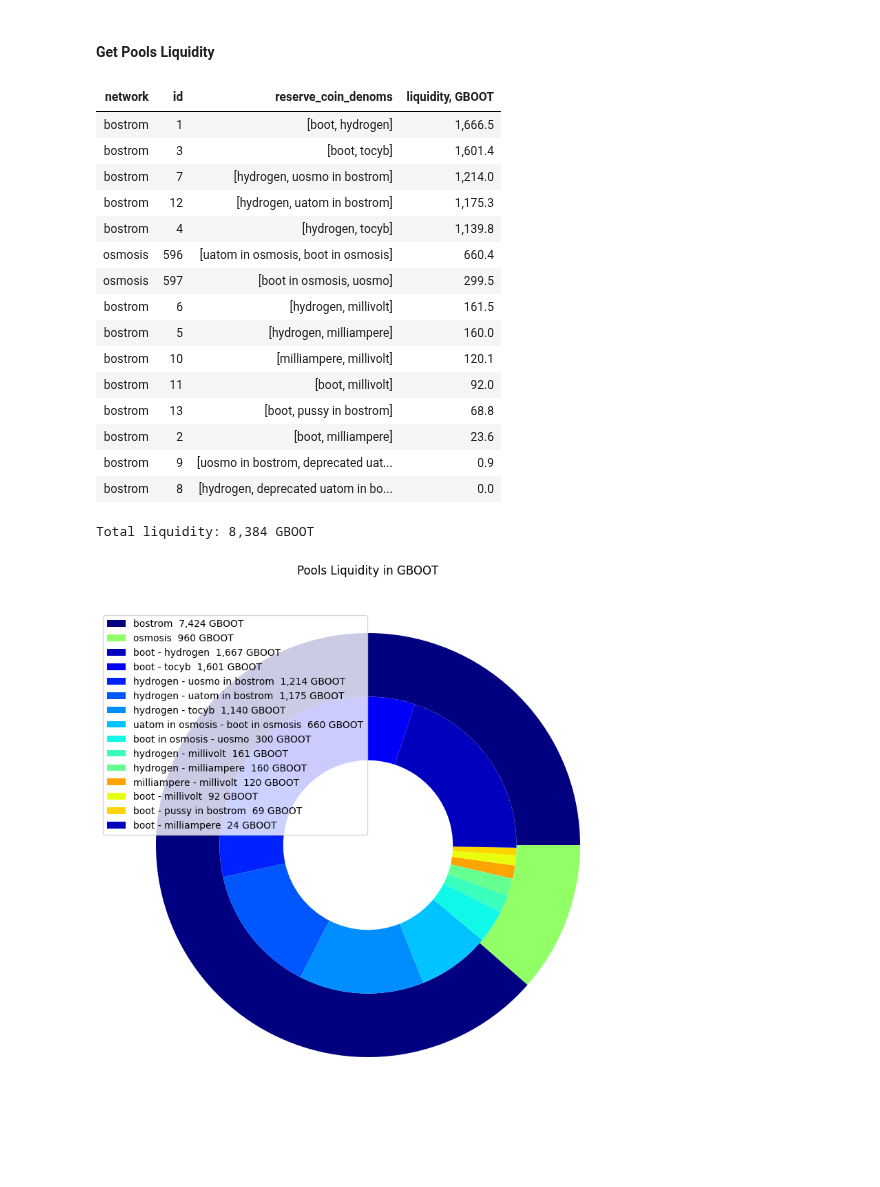
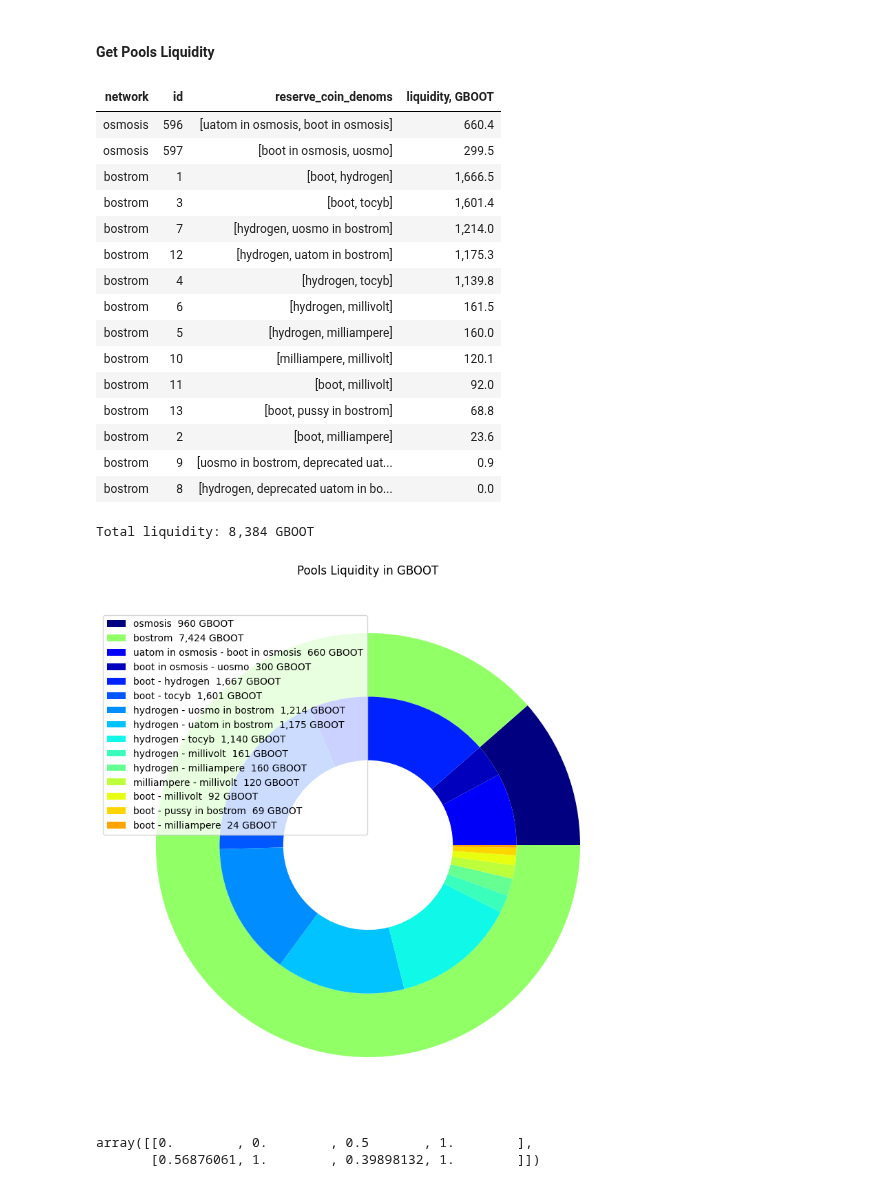
Before and after one commit to Snedashkovsky/cyber-arbitrage, a Jupyter notebook: pools_liquidity_in_gboot.ipynb, the cells around one changed output. Saved outputs shown, nothing was run; the diff lists cells and outputs as text; code cells hidden in the pictures; blank space fills up the shorter version.

Commit message:
- update chart in pools liquidity

```diff
--- a/pools_liquidity_in_gboot.ipynb
+++ b/pools_liquidity_in_gboot.ipynb
@@ -90,69 +90,85 @@ def get_pool_liquidity(balances: list, target_denom: str = 'boot', main_liquidit
     if not balances:
         return 0
     denoms = [item['denom'] for item in balances]
-    balances_dict = {item['denom']:int(item['amount']) for item in balances}
+    balances_dict = {item['denom']: int(item['amount']) for item in balances}
     if target_denom in denoms:
         return balances_dict[target_denom] * 2
     elif not isnan(price_enriched_df.loc[target_denom, denoms[0]]):
         return balances_dict[denoms[0]] * price_enriched_df.loc[target_denom, denoms[0]] * 2
     elif not isnan(price_enriched_df.loc[target_denom, denoms[1]]):
         return balances_dict[denoms[1]] * price_enriched_df.loc[target_denom, denoms[1]] * 2
-    elif not isnan(price_enriched_df.loc[target_denom, main_liquidity_denom]) and not isnan(price_df.loc[main_liquidity_denom, denoms[0]]):
-        return balances_dict[denoms[0]] * price_enriched_df.loc[target_denom, main_liquidity_denom] * price_enriched_df.loc[main_liquidity_denom, denoms[0]] * 2
+    elif not isnan(price_enriched_df.loc[target_denom, main_liquidity_denom]) and not isnan(
+            price_df.loc[main_liquidity_denom, denoms[0]]):
+        return balances_dict[denoms[0]] * price_enriched_df.loc[target_denom, main_liquidity_denom] * \
+               price_enriched_df.loc[main_liquidity_denom, denoms[0]] * 2
     elif not isnan(price_enriched_df.loc[target_denom, main_liquidity_denom]) and not isnan(price_df.loc[main_liquidity_denom, denoms[1]]):
-        return balances_dict[denoms[1]] * price_enriched_df.loc[target_denom, main_liquidity_denom] * price_enriched_df.loc[main_liquidity_denom, denoms[1]] * 2
+        return balances_dict[denoms[1]] * price_enriched_df.loc[target_denom, main_liquidity_denom] * \
+               price_enriched_df.loc[main_liquidity_denom, denoms[1]] * 2
     return 0
 
-pools_df['liquidity, GBOOT'] = pools_df['balances'].map(get_pool_liquidity)/1e9
-display(HTML(pools_df[(pools_df.network != 'osmosis') | (pools_df.id != 1)][['network', 'id', 'reserve_coin_denoms', 'liquidity, GBOOT']]
-             .sort_values(['liquidity, GBOOT'], ascending=False)
-             .to_html(index=False, notebook=True, show_dimensions=False, float_format='{0:7,.1f}'.format)
-             .replace('text-align: left;', 'text-align: right')
-             .replace('<tr>', '<tr align="right">')))
 
-print(f"Total liquidity: {round(sum(pools_df[(pools_df.network != 'osmosis') | (pools_df.id != 1)]['liquidity, GBOOT'])):>,} GBOOT")
+pools_df['liquidity, GBOOT'] = pools_df['balances'].map(get_pool_liquidity) / 1e9
+display(HTML(
+    pools_df[(pools_df.network != 'osmosis') | (pools_df.id != 1)][
+        ['network', 'id', 'reserve_coin_denoms', 'liquidity, GBOOT']]
+    .sort_values(['network', 'liquidity, GBOOT'], ascending=False)
+    .to_html(index=False, notebook=True, show_dimensions=False, float_format='{0:7,.1f}'.format)
+    .replace('text-align: left;', 'text-align: right')
+    .replace('<tr>', '<tr align="right">')))
 
-fig, ax = plt.subplots(figsize=(10,10))
+print(
+    f"Total liquidity: {round(sum(pools_df[(pools_df.network != 'osmosis') | (pools_df.id != 1)]['liquidity, GBOOT'])):>,} GBOOT")
+
+fig, ax = plt.subplots(figsize=(10, 10))
 size = 0.3
 cm = plt.get_cmap("jet", 20)
-cout = cm(np.arange(2)*10)
+cout = cm(np.arange(2) * 10)
 
 pools_df['denoms'] = pools_df.reserve_coin_denoms.map(lambda x: f'{x[0]} - {x[1]}')
-outer = pools_df[pools_df.denoms != 'uatom in osmosis - uosmo'].sort_values('liquidity, GBOOT').groupby('network')['liquidity, GBOOT'].sum().sort_values(ascending=False)
-inner = pools_df[(pools_df.denoms != 'uatom in osmosis - uosmo') & (pools_df['liquidity, GBOOT'] > 1)].sort_values('liquidity, GBOOT').groupby(['network', 'denoms'])['liquidity, GBOOT'].sum().sort_values(ascending=False)
+outer = pools_df[pools_df.denoms != 'uatom in osmosis - uosmo'].groupby('network')[
+    'liquidity, GBOOT'].sum().sort_values(ascending=True)
+inner = pools_df[(pools_df.denoms != 'uatom in osmosis - uosmo') & (pools_df['liquidity, GBOOT'] > 1)].groupby(
+    ['network', 'denoms'])['liquidity, GBOOT'].sum().sort_values(ascending=False).sort_index(axis=0, level=[0],
+                                                                                             ascending=[False],
+                                                                                             inplace=False)
 inner_labels = ['{1}  {2:>,.0f} GBOOT'.format(i[0], i[1], j) for i, j in zip(inner.index, inner)]
 outer_labels = ['{0}  {1:>,.0f} GBOOT'.format(i, j) for i, j in zip(outer.index, outer)]
 ax.pie(outer.values.flatten(), radius=1,
        labeldistance=0.73,
        wedgeprops=dict(width=size), colors=cout)
-cin = cm(np.array([1, 2, 3, 4, 5, 6, 7, 8, 9, 14, 12, 13]))
-ax.pie(inner.values.flatten(), radius=1-size,
+cin = cm(np.array([2, 1, 3, 4, 5, 6, 7, 8, 9, 11, 12, 13, 14, 15, 16, 17]))
+ax.pie(inner.values.flatten(), radius=1 - size,
        wedgeprops=dict(width=size),
        labeldistance=0.5, colors=cin)
 
 ax.set(aspect="equal", title='Pools Liquidity in GBOOT')
 
 plt.legend(outer_labels + inner_labels, loc=(0, 0.52))
 handles, labels = ax.get_legend_handles_labels()
 plt.show()
 
 pools_df.to_csv('data/pools_liquidity.csv')
 # %% [output]
 | network | id | reserve_coin_denoms | liquidity, GBOOT |
+| osmosis | 596 | [uatom in osmosis, boot in osmosis] | 660.4 |
+| osmosis | 597 | [boot in osmosis, uosmo] | 299.5 |
 | bostrom | 1 | [boot, hydrogen] | 1,666.5 |
 | bostrom | 3 | [boot, tocyb] | 1,601.4 |
 | bostrom | 7 | [hydrogen, uosmo in bostrom] | 1,214.0 |
 | bostrom | 12 | [hydrogen, uatom in bostrom] | 1,175.3 |
 | bostrom | 4 | [hydrogen, tocyb] | 1,139.8 |
-| osmosis | 596 | [uatom in osmosis, boot in osmosis] | 660.4 |
-| osmosis | 597 | [boot in osmosis, uosmo] | 299.5 |
 | bostrom | 6 | [hydrogen, millivolt] | 161.5 |
 | bostrom | 5 | [hydrogen, milliampere] | 160.0 |
 | bostrom | 10 | [milliampere, millivolt] | 120.1 |
 | bostrom | 11 | [boot, millivolt] | 92.0 |
 | bostrom | 13 | [boot, pussy in bostrom] | 68.8 |
 | bostrom | 2 | [boot, milliampere] | 23.6 |
 | bostrom | 9 | [uosmo in bostrom, deprecated uat... | 0.9 |
 | bostrom | 8 | [hydrogen, deprecated uatom in bo... | 0.0 |
 Total liquidity: 8,384 GBOOT
-[figure, old version]
+[figure, new version]
+# %%
+cout
+# %% [output]
+array([[0.        , 0.        , 0.5       , 1.        ],
+       [0.56876061, 1.        , 0.39898132, 1.        ]])
```
Also changed, not shown: parts of 2 cells of this notebook.
